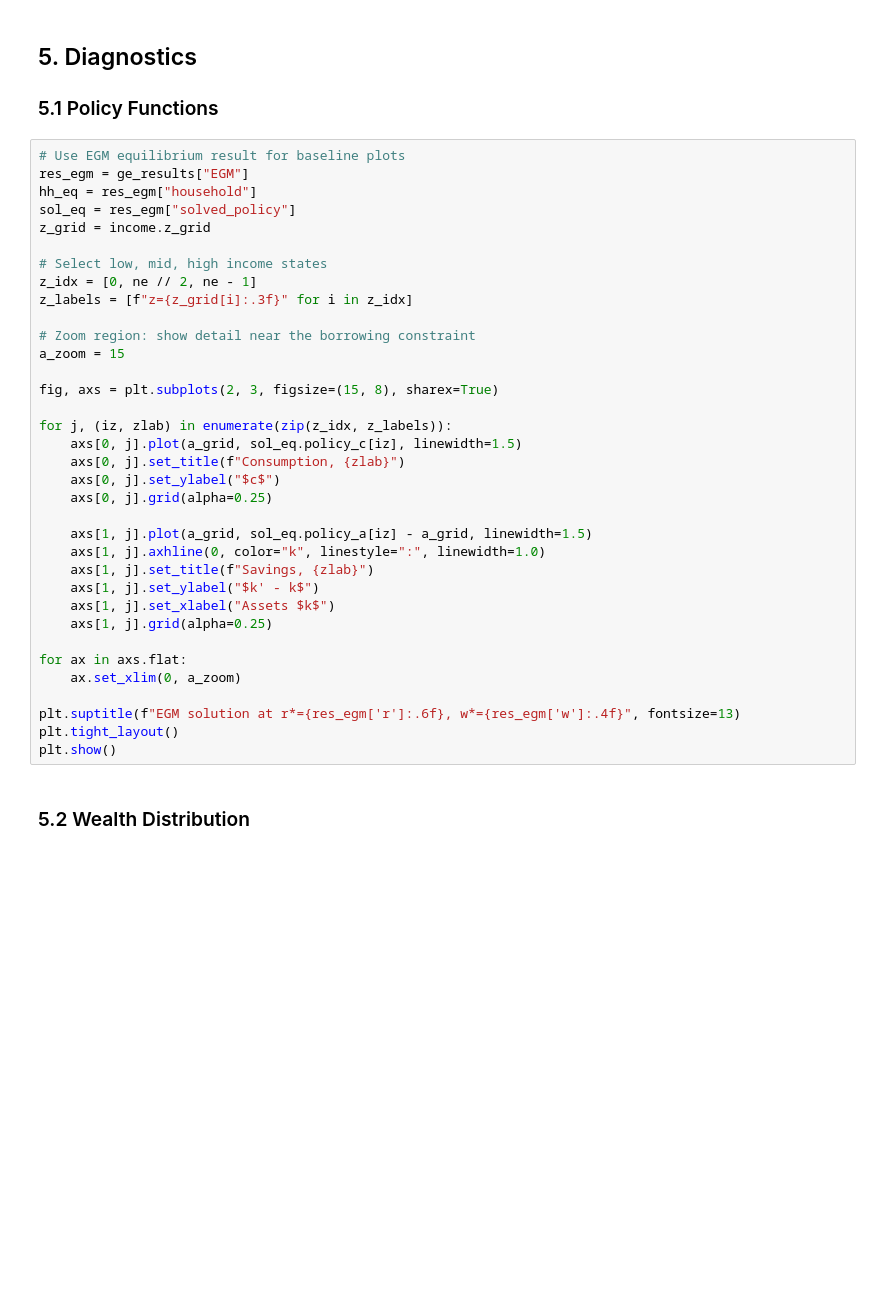
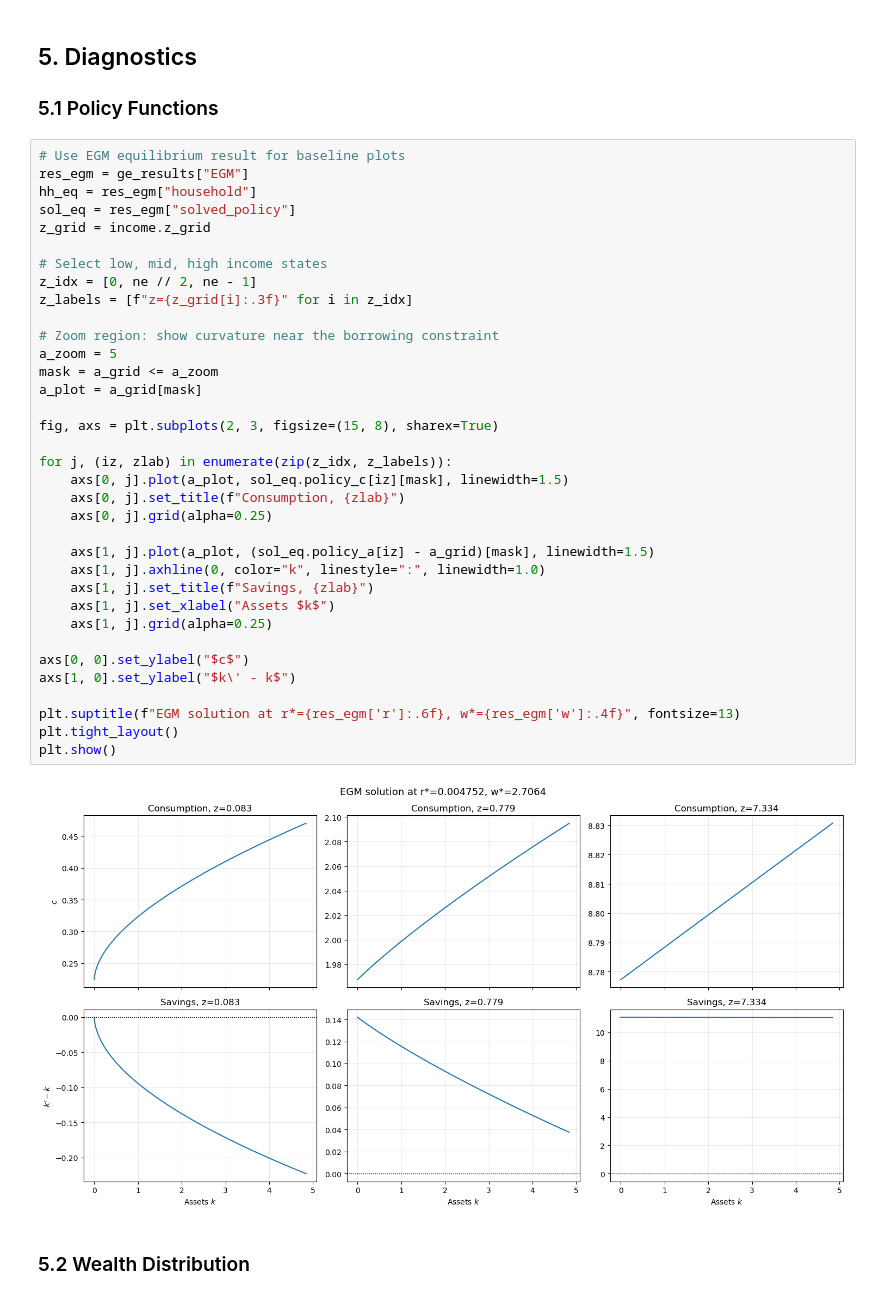
Before and after one commit to Rlincoln01/heterogeneity_in_macroeconomics, a Jupyter notebook: examples/pset5/notebooks/pset5_aiyagari_ge.ipynb, the cells around one changed output. Saved outputs shown, nothing was run; the diff lists cells and outputs as text; blank space fills up the shorter version.

```diff
--- a/examples/pset5/notebooks/pset5_aiyagari_ge.ipynb
+++ b/examples/pset5/notebooks/pset5_aiyagari_ge.ipynb
@@ -337,38 +327,40 @@ HowardImprovement        0.00476012    58.8458     2.7059     4.1629     2.9860
 # %%
 # Use EGM equilibrium result for baseline plots
 res_egm = ge_results["EGM"]
 hh_eq = res_egm["household"]
 sol_eq = res_egm["solved_policy"]
 z_grid = income.z_grid
 
 # Select low, mid, high income states
 z_idx = [0, ne // 2, ne - 1]
 z_labels = [f"z={z_grid[i]:.3f}" for i in z_idx]
 
-# Zoom region: show detail near the borrowing constraint
-a_zoom = 15
+# Zoom region: show curvature near the borrowing constraint
+a_zoom = 5
+mask = a_grid <= a_zoom
+a_plot = a_grid[mask]
 
 fig, axs = plt.subplots(2, 3, figsize=(15, 8), sharex=True)
 
 for j, (iz, zlab) in enumerate(zip(z_idx, z_labels)):
-    axs[0, j].plot(a_grid, sol_eq.policy_c[iz], linewidth=1.5)
+    axs[0, j].plot(a_plot, sol_eq.policy_c[iz][mask], linewidth=1.5)
     axs[0, j].set_title(f"Consumption, {zlab}")
-    axs[0, j].set_ylabel("$c$")
     axs[0, j].grid(alpha=0.25)
 
-    axs[1, j].plot(a_grid, sol_eq.policy_a[iz] - a_grid, linewidth=1.5)
+    axs[1, j].plot(a_plot, (sol_eq.policy_a[iz] - a_grid)[mask], linewidth=1.5)
     axs[1, j].axhline(0, color="k", linestyle=":", linewidth=1.0)
     axs[1, j].set_title(f"Savings, {zlab}")
-    axs[1, j].set_ylabel("$k' - k$")
     axs[1, j].set_xlabel("Assets $k$")
     axs[1, j].grid(alpha=0.25)
 
-for ax in axs.flat:
-    ax.set_xlim(0, a_zoom)
+axs[0, 0].set_ylabel("$c$")
+axs[1, 0].set_ylabel("$k\' - k$")
 
 plt.suptitle(f"EGM solution at r*={res_egm['r']:.6f}, w*={res_egm['w']:.4f}", fontsize=13)
 plt.tight_layout()
 plt.show()
+# %% [output]
+[figure, added]
 # %% [markdown]
 ### 5.2 Wealth Distribution
 # %%
```
Also changed, not shown: parts of 5 cells of this notebook, 9 other files.
